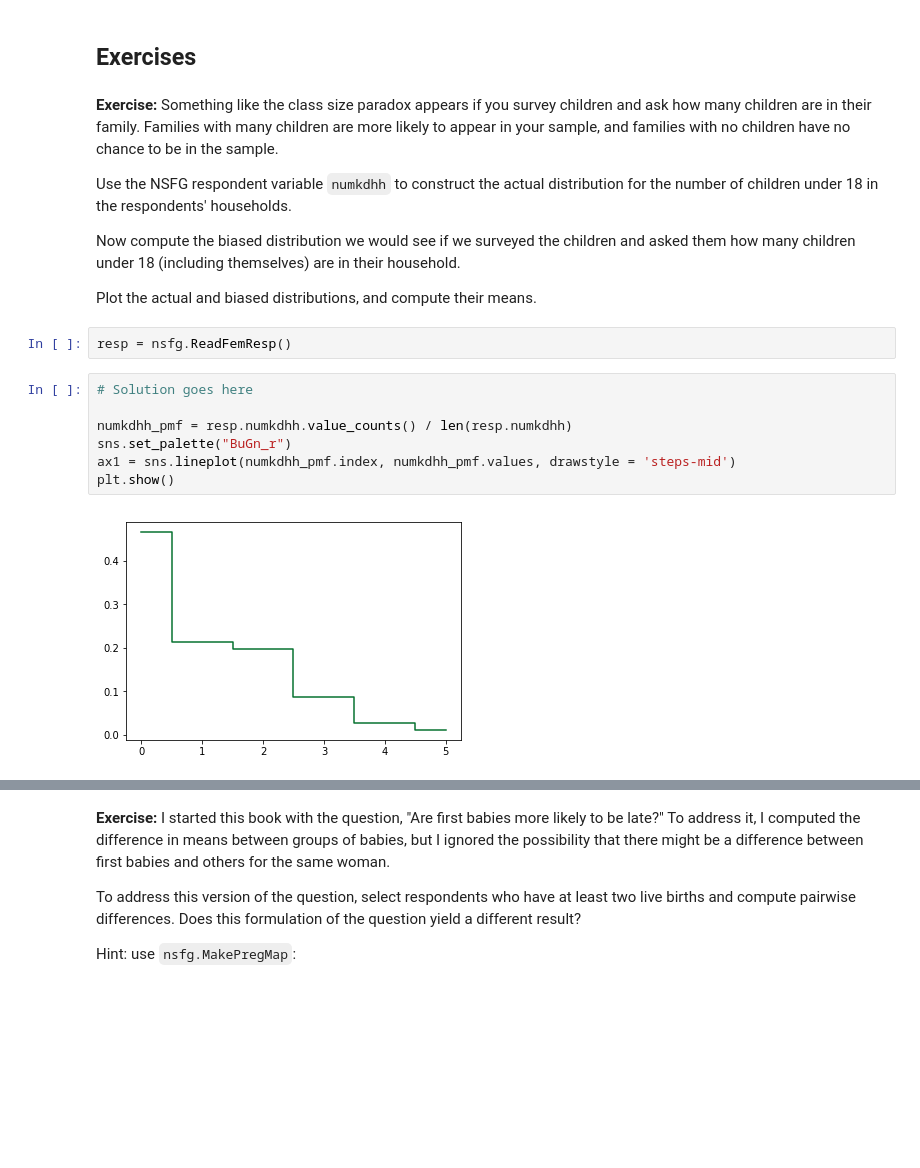
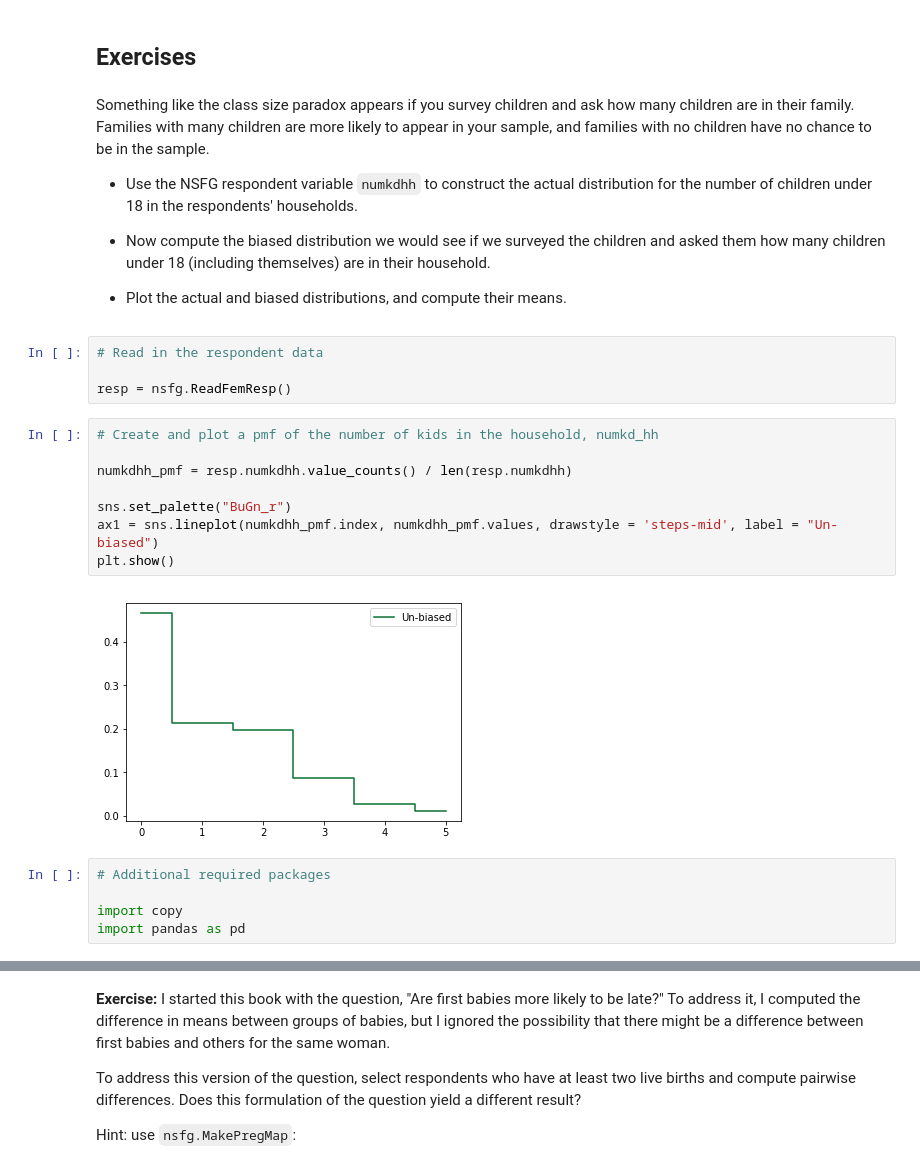
Before and after one commit to alexkhantreras/ThinkStats2, a Jupyter notebook: code/chap03ex.ipynb, the cells around one changed output, grey strips where cells are left out. Cells and saved outputs as stored; diff of their text form; blank space fills up the shorter version.

```diff
--- a/code/chap03ex.ipynb
+++ b/code/chap03ex.ipynb
@@ -319,22 +241,30 @@ In general, I recommend giving labels to the rows and names to the columns, and
 # %% [markdown]
 ## Exercises
 # %% [markdown]
-**Exercise:** Something like the class size paradox appears if you survey children and ask how many children are in their family. Families with many children are more likely to appear in your sample, and families with no children have no chance to be in the sample.
+Something like the class size paradox appears if you survey children and ask how many children are in their family. Families with many children are more likely to appear in your sample, and families with no children have no chance to be in the sample.
 
-Use the NSFG respondent variable `numkdhh` to construct the actual distribution for the number of children under 18 in the respondents' households.
+* Use the NSFG respondent variable `numkdhh` to construct the actual distribution for the number of children under 18 in the respondents' households.
 
-Now compute the biased distribution we would see if we surveyed the children and asked them how many children under 18 (including themselves) are in their household.
+* Now compute the biased distribution we would see if we surveyed the children and asked them how many children under 18 (including themselves) are in their household.
 
-Plot the actual and biased distributions, and compute their means.
+* Plot the actual and biased distributions, and compute their means.
-# %%
-resp = nsfg.ReadFemResp()
+# %%
+# Read in the respondent data
+
+resp = nsfg.ReadFemResp()
 # %%
-# Solution goes here
+# Create and plot a pmf of the number of kids in the household, numkd_hh
 
 numkdhh_pmf = resp.numkdhh.value_counts() / len(resp.numkdhh)
+
 sns.set_palette("BuGn_r")
-ax1 = sns.lineplot(numkdhh_pmf.index, numkdhh_pmf.values, drawstyle = 'steps-mid')
+ax1 = sns.lineplot(numkdhh_pmf.index, numkdhh_pmf.values, drawstyle = 'steps-mid', label = "Un-biased")
 plt.show()
 # %% [output]
-[figure, old version]
+[figure, new version]
+# %%
+# Additional required packages
+
+import copy
+import pandas as pd
 # %%
```
Also changed, not shown: parts of 45 cells of this notebook.
